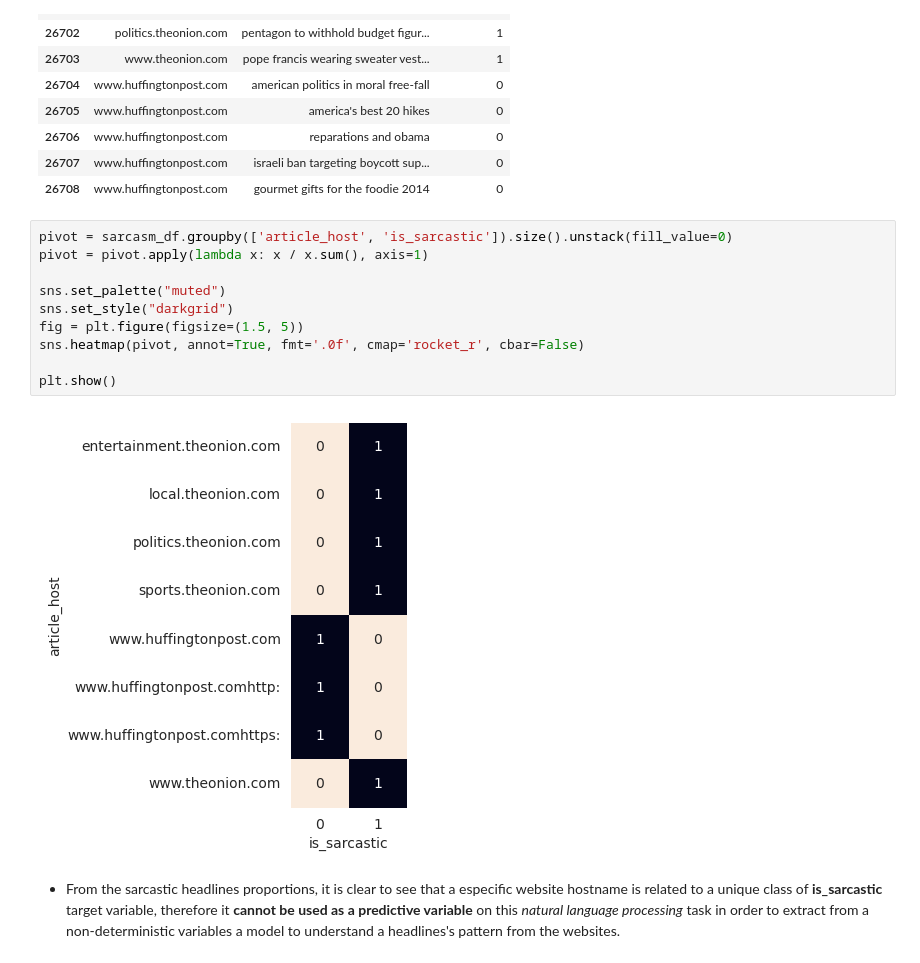
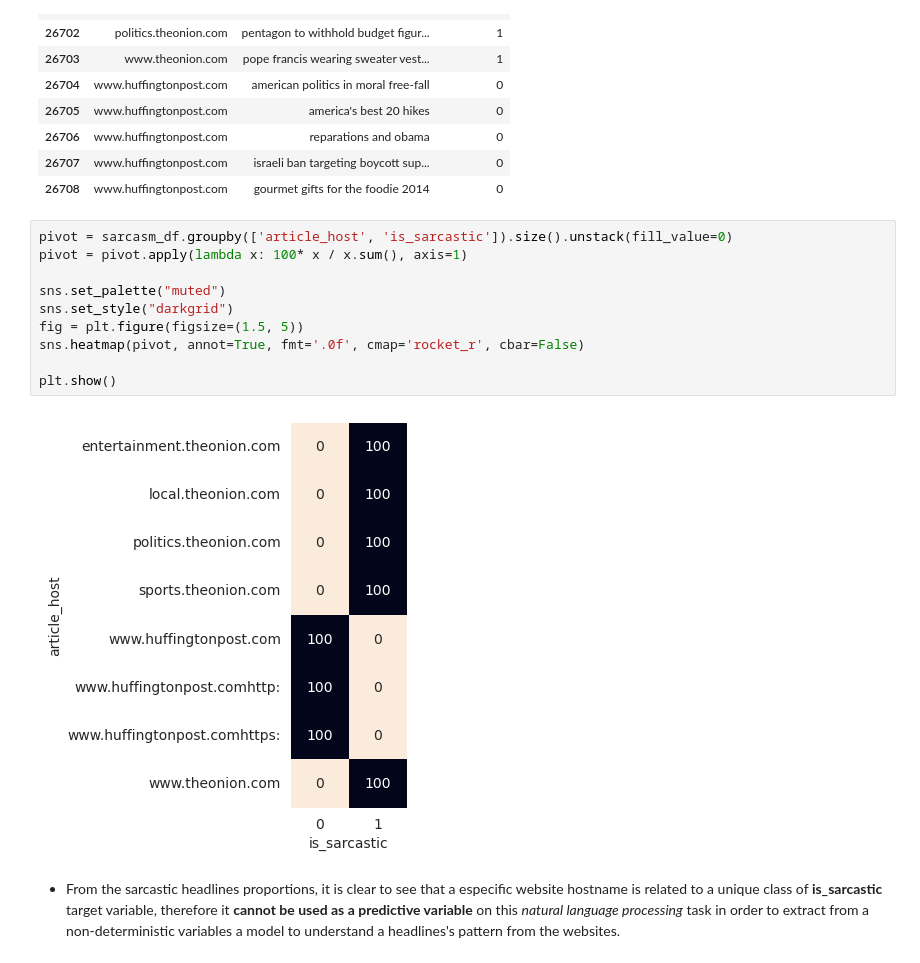
Before and after one commit to vtpaiva/sarcastic-headlines-detection, a Jupyter notebook: analysis.ipynb, the cells around one changed output. Cells and saved outputs as stored; diff of their text form.

```diff
--- a/analysis.ipynb
+++ b/analysis.ipynb
@@ -46,16 +46,16 @@ sarcasm_df.tail(n=10)
 | 26708 | www.huffingtonpost.com | gourmet gifts for the foodie 2014 | 0 |
 # %%
 pivot = sarcasm_df.groupby(['article_host', 'is_sarcastic']).size().unstack(fill_value=0)
-pivot = pivot.apply(lambda x: x / x.sum(), axis=1)
+pivot = pivot.apply(lambda x: 100* x / x.sum(), axis=1)
 
 sns.set_palette("muted")
 sns.set_style("darkgrid")
 fig = plt.figure(figsize=(1.5, 5))
 sns.heatmap(pivot, annot=True, fmt='.0f', cmap='rocket_r', cbar=False)
 
 plt.show()
 # %% [output]
-[figure, old version]
+[figure, new version]
 # %% [markdown]
 * From the sarcastic headlines proportions, it is clear to see that a especific website hostname is related to a unique class of **is_sarcastic** target variable, therefore it **cannot be used as a predictive variable** on this *natural language processing* task in order to extract from a non-deterministic variables a model to understand a headlines's pattern from the websites.
 # %% [markdown]
```
